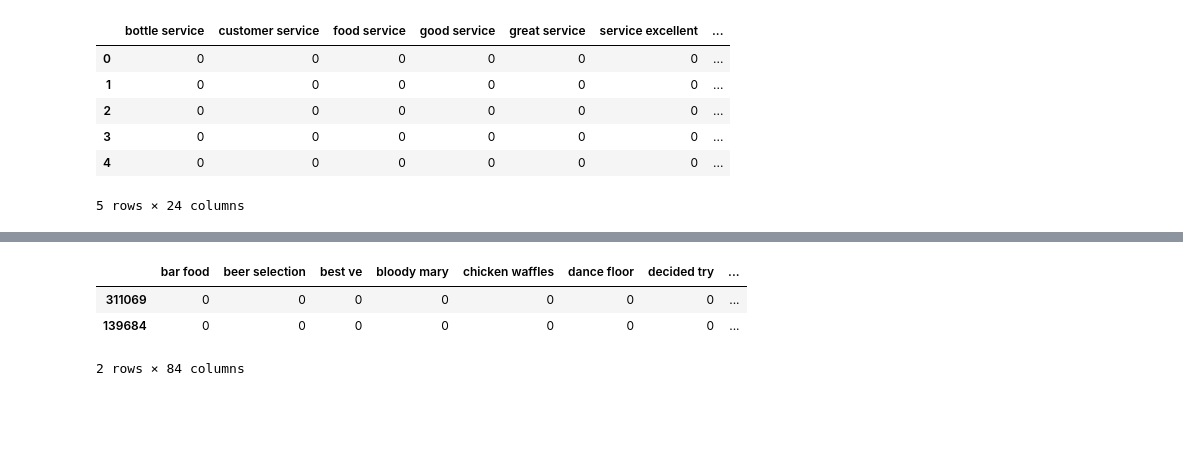
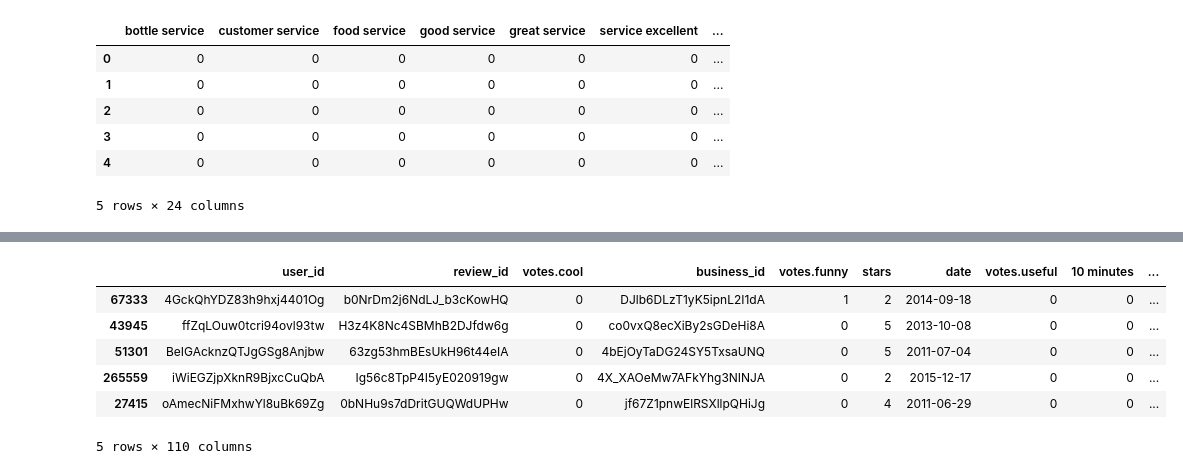
Before and after one commit to vnessified/DSI-SF-2-vnessified, a Jupyter notebook: projects/project-05/project-5.ipynb, the cells around one changed output, grey strips where cells are left out. Saved outputs shown, nothing was run; the diff lists cells and outputs as text; code cells hidden in the pictures; blank space fills up the shorter version.

```diff
--- a/projects/project-05/project-5.ipynb
+++ b/projects/project-05/project-5.ipynb
@@ -662,8 +662,8 @@ reviews_samp.head(2)
 2 rows × 108 columns
 # %%
 samp_service = reviews_samp.filter(like='service')
-samp_service[['user_id', '10 minutes', '15 minutes', '20 minutes', '30 minutes', 'friendly staff', 'wait staff']] =\
-reviews_samp[['user_id', '10 minutes', '15 minutes', '20 minutes', '30 minutes', 'friendly staff', 'wait staff']]
+samp_service[['user_id', 'review_id', '10 minutes', '15 minutes', '20 minutes', '30 minutes', 'friendly staff', 'wait staff']] =\
+reviews_samp[['user_id','review_id', '10 minutes', '15 minutes', '20 minutes', '30 minutes', 'friendly staff', 'wait staff']]
 samp_service.head()
 # %% [output]
 |  | bottle service | customer service | food service | good service | great service | service excellent | ... |
@@ -685,2 +708,2 @@ base_cols.head(2)
 # %%
-samp_service = pd.merge(samp_service, base_cols, on='user_id', how='left')
+samp_service = pd.merge(samp_service, base_cols, on=['user_id','review_id'], how='left')
@@ -718,0 +816,19 @@ samp_not_service = [x for x in reviews_samp.columns if x not in samp_service]
+# %%
+# create a variable with a list of service related columns
+service_columns = [c for c in samp_service.columns if 'service' in c or 'friendly' in c]
+service_columns
+# check out the values in service related columns
+for column in samp_service.columns:
+    if 'service' in column or 'friendly' in column:
+        print '%s mentions: ' %column
+        print reviews_samp[column].value_counts()
+        print
+
+# create a new column that sums mentions of service related stuff
+reviews_samp['service_related_reviews'] = reviews_samp[service_columns].apply(np.sum, axis=1)
+# rename :P
+reviews_samp.rename(columns={'service_related_reviews':'service_related_mentions'}, inplace=True)
+# check out the values
+reviews_samp.service_related_mentions.value_counts()
+# create a new column that is binary based on service related mentions
+reviews_samp['service_related_binary'] = reviews_samp.service_related_mentions.map(lambda x: 1 if x > 0 else 0)
@@ -719,7 +853,10 @@ samp_not_service = [x for x in reviews_samp.columns if x not in samp_service]
 # %%
-reviews_samp[reviews_samp_non_service].head(2)
+reviews_samp.head()
 # %% [output]
-|  | bar food | beer selection | best ve | bloody mary | chicken waffles | dance floor | decided try | ... |
-| 311069 | 0 | 0 | 0 | 0 | 0 | 0 | 0 | ... |
-| 139684 | 0 | 0 | 0 | 0 | 0 | 0 | 0 | ... |
+|  | user_id | review_id | votes.cool | business_id | votes.funny | stars | date | votes.useful | 10 minutes | ... |
+| 67333 | 4GckQhYDZ83h9hxj4401Og | b0NrDm2j6NdLJ_b3cKowHQ | 0 | DJlb6DLzT1yK5ipnL2I1dA | 1 | 2 | 2014-09-18 | 0 | 0 | ... |
+| 43945 | ffZqLOuw0tcri94ovl93tw | H3z4K8Nc4SBMhB2DJfdw6g | 0 | co0vxQ8ecXiBy2sGDeHi8A | 0 | 5 | 2013-10-08 | 0 | 0 | ... |
+| 51301 | BeIGAcknzQTJgGSg8Anjbw | 63zg53hmBEsUkH96t44eIA | 0 | 4bEjOyTaDG24SY5TxsaUNQ | 0 | 5 | 2011-07-04 | 0 | 0 | ... |
+| 265559 | iWiEGZjpXknR9BjxcCuQbA | Ig56c8TpP4I5yE020919gw | 0 | 4X_XAOeMw7AFkYhg3NINJA | 0 | 2 | 2015-12-17 | 0 | 0 | ... |
+| 27415 | oAmecNiFMxhwYl8uBk69Zg | 0bNHu9s7dDritGUQWdUPHw | 0 | jf67Z1pnwElRSXllpQHiJg | 0 | 4 | 2011-06-29 | 0 | 0 | ... |
-2 rows × 84 columns
+5 rows × 110 columns
```
Also changed, not shown: parts of 43 cells of this notebook.
